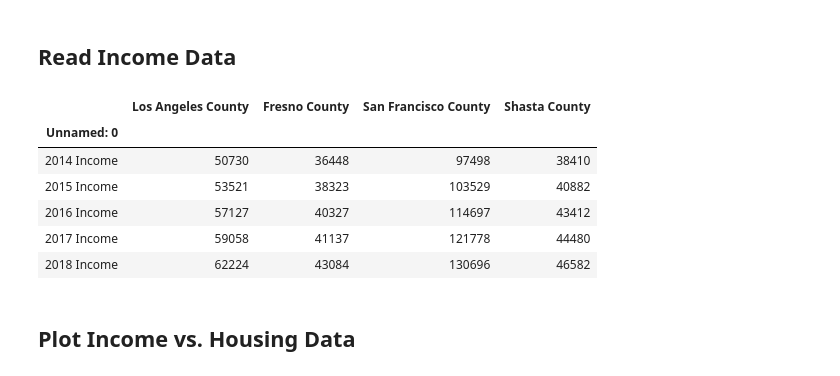
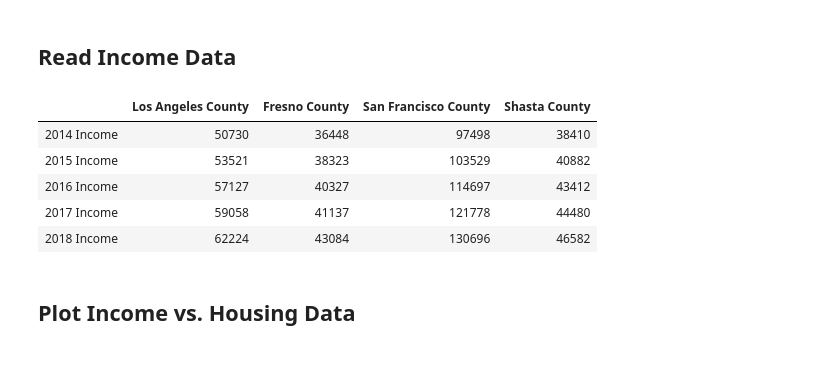
Before and after one commit to TrevorLovesMommy/Real-Estate-Project, a Jupyter notebook: Analysis.ipynb, the cells around one changed output. Cells and saved outputs as stored; diff of their text form; code cells hidden in the pictures.

```diff
--- a/Analysis.ipynb
+++ b/Analysis.ipynb
@@ -36,14 +36,10 @@ zillow_df.head()
 # %% [markdown]
 ## Read Income Data
 # %%
-income_df=pd.read_csv("output files/income_df.csv")
-income_df.set_index("Unnamed: 0", inplace = True)
-#rename Unnamed column to year
-income_df.rename(columns={"Unnamed: 0": "Year"})
+income_df=pd.read_csv("output files/income_df.csv", index_col = 0)
 income_df.head()
 # %% [output]
 |  | Los Angeles County | Fresno County | San Francisco County | Shasta County |
-| Unnamed: 0 |  |  |  |  |
 | 2014 Income | 50730 | 36448 | 97498 | 38410 |
 | 2015 Income | 53521 | 38323 | 103529 | 40882 |
 | 2016 Income | 57127 | 40327 | 114697 | 43412 |
```
Also changed, not shown: parts of 5 cells of this notebook, 2 other files.
